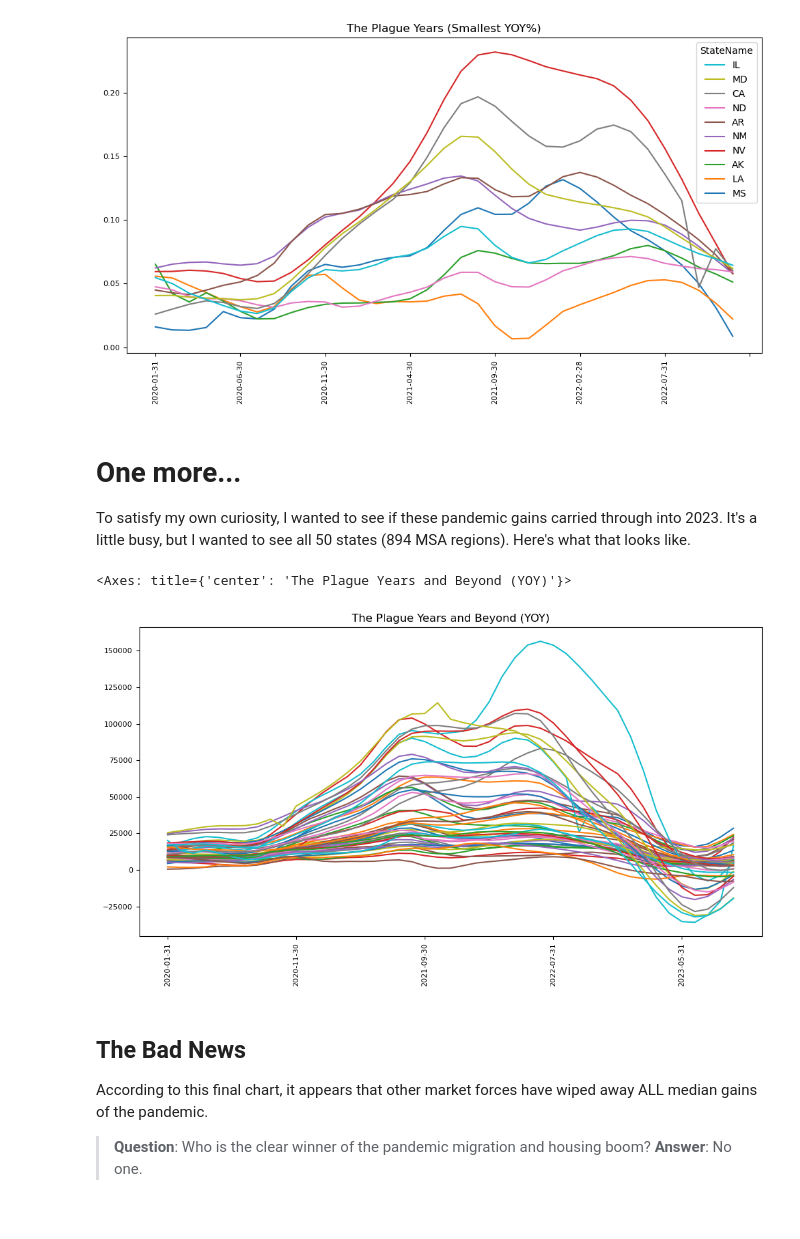
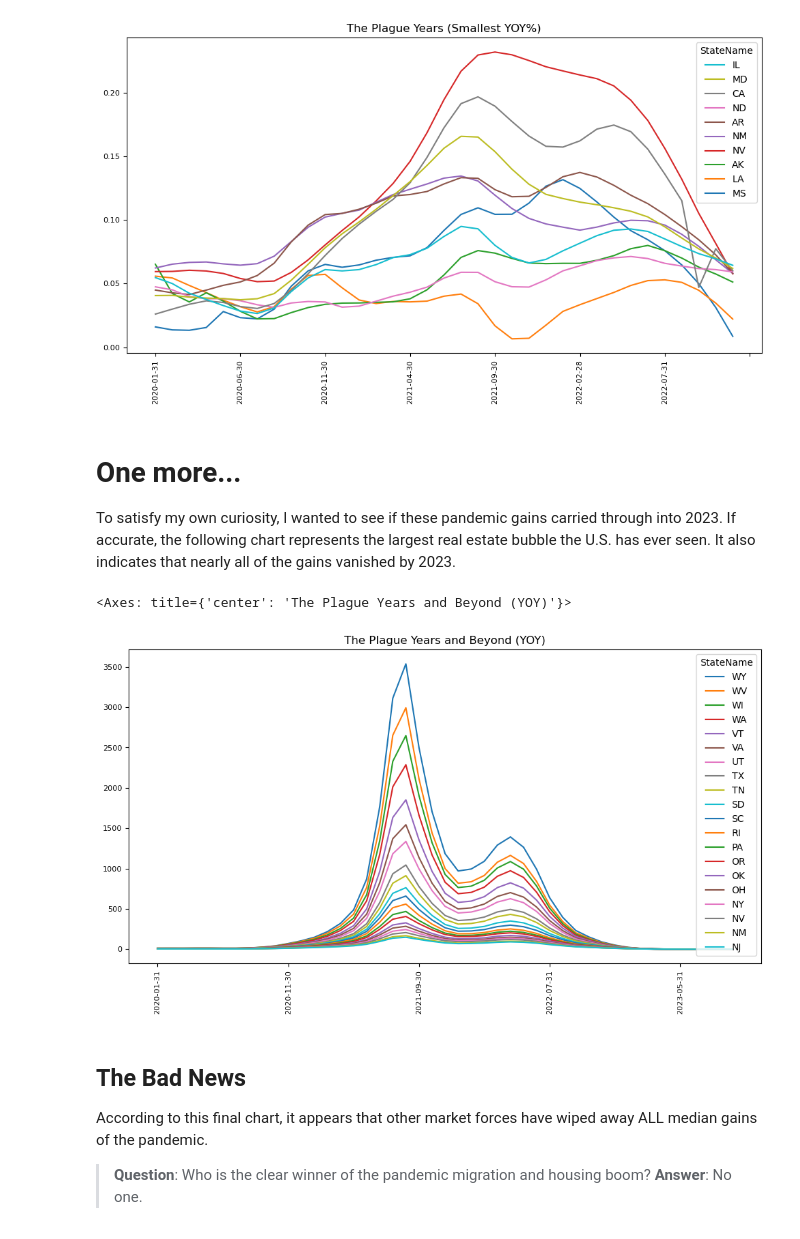
Before and after one commit to jsuddsjr/data-exploration, a Jupyter notebook: 03-time.ipynb, the cells around one changed output. Cells and saved outputs as stored; diff of their text form; code cells hidden in the pictures.

```diff
--- a/03-time.ipynb
+++ b/03-time.ipynb
@@ -144,17 +144,17 @@ sorted.transpose().plot(figsize=(12,6), rot=90, fontsize=8, legend='reverse', ti
 # %% [markdown]
 # One more...
 
-To satisfy my own curiosity, I wanted to see if these pandemic gains carried through into 2023. It's a little busy, but
-I wanted to see all 50 states (894 MSA regions). Here's what that looks like.
+To satisfy my own curiosity, I wanted to see if these pandemic gains carried through into 2023. If accurate, the
+following chart represents the largest real estate bubble the U.S. has ever seen. It also indicates that nearly all
+of the gains vanished by 2023.
 # %%
 i = df.columns.get_loc('2019-01-31')
 md = df.groupby('StateName')[df.columns[i:]].mean()
-diffs = md.diff(periods=12, axis=1).iloc[:,12:]
-sorted = diffs.sort_values(by=diffs.columns[-1], ascending=False)
-sorted.transpose().plot(figsize=(12,6), rot=90, fontsize=8, legend=False, title="The Plague Years and Beyond (YOY)")
+pcts = md.pct_change(periods=12, axis=1).add(1).cumprod().iloc[:,12:].nlargest(20,columns=['2023-01-31']).transpose()
+pcts.plot(figsize=(12,6), rot=90, fontsize=8, title="The Plague Years and Beyond (YOY)")
 # %% [output]
 <Axes: title={'center': 'The Plague Years and Beyond (YOY)'}>
-[figure, old version]
+[figure, new version]
 # %% [markdown]
 ## The Bad News
 
```
Also changed, not shown: parts of 1 cell of this notebook, 5 other files.
